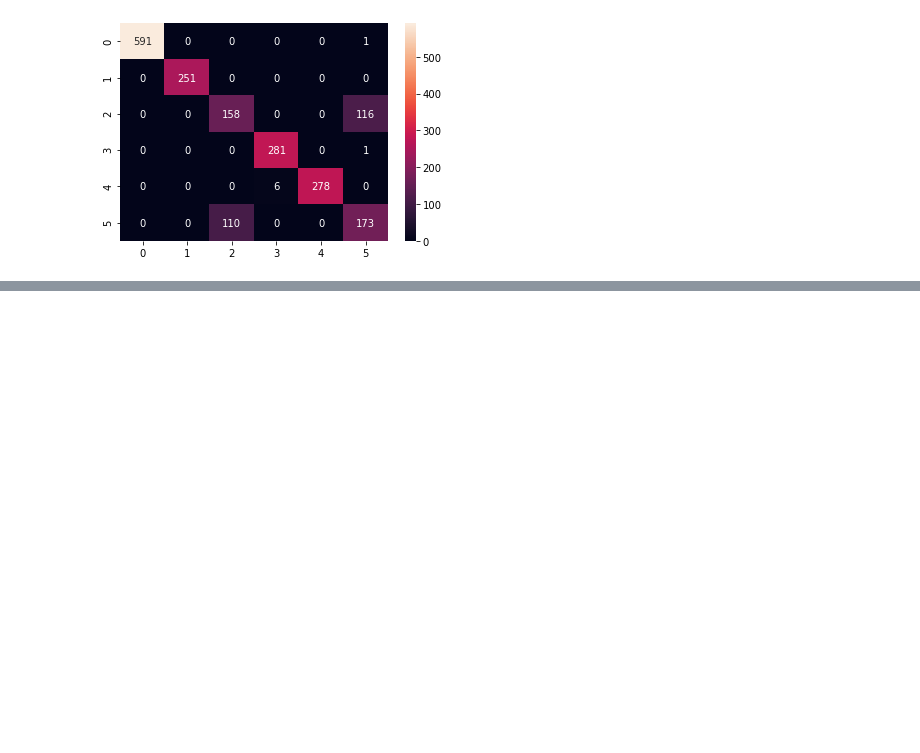
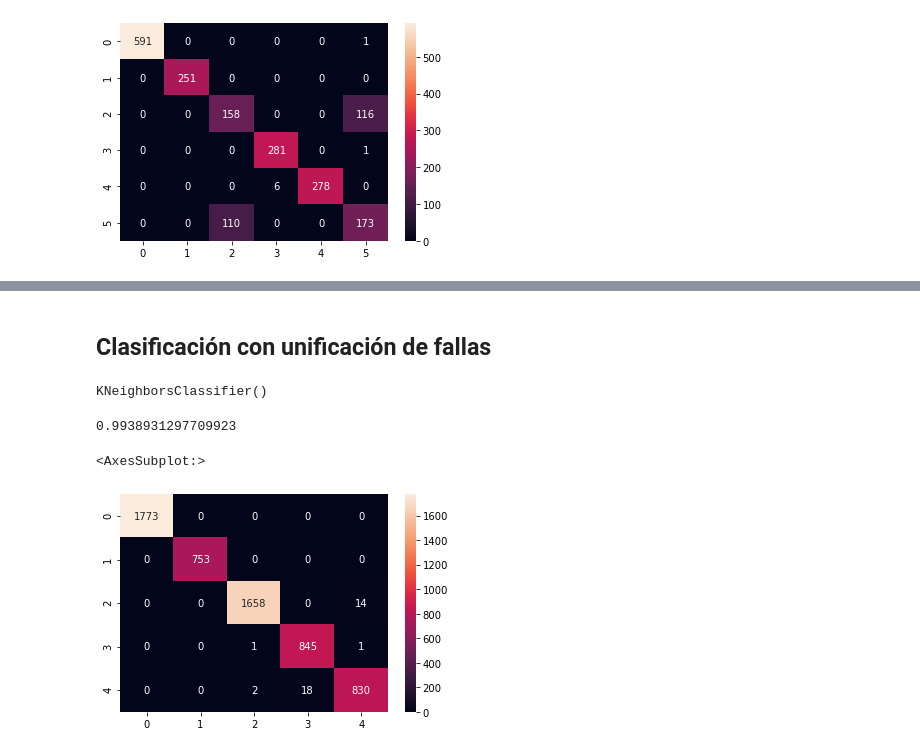
Before and after one commit to LeandroNardi96/Clasificacion_fallas_electricas_multiclass, a Jupyter notebook: Electrical_fault_multiclass.ipynb, the cells around one changed output, grey strips where cells are left out. Saved outputs shown, nothing was run; the diff lists cells and outputs as text; code cells hidden in the pictures; blank space fills up the shorter version.

Commit message:
Merge entre falla 2 y 5 en "Falla Total", aplicación de KNN en esta nueva clasificación de fallas

```diff
--- a/Electrical_fault_multiclass.ipynb
+++ b/Electrical_fault_multiclass.ipynb
@@ -368,0 +417,2 @@ sns.heatmap(confusion, annot=True,fmt='d')
+# %% [markdown]
+## Clasificación con unificación de fallas
@@ -368,0 +422,21 @@ sns.heatmap(confusion, annot=True,fmt='d')
+# %%
+X_train, X_test, y_train, y_test = train_test_split(X, y,stratify=y, random_state=0)
+# %%
+scaler = StandardScaler()
+X_train_scaler2 = scaler.fit_transform(X_train)
+X_test_scaler2 = scaler.transform(X_test)
+# %%
+knn = KNeighborsClassifier()
+knn.fit(X_train_scaler2, y_train)
+# %% [output]
+KNeighborsClassifier()
+# %%
+y_pred_train = knn.predict(X_train_scaler2)
+# %%
+print(accuracy_score(y_train, y_pred_train))
+cm = confusion_matrix(y_train, y_pred_train)
+sns.heatmap(cm, annot=True,fmt='d')
+# %% [output]
+0.9938931297709923
+<AxesSubplot:>
+[figure, added]
```
Also changed, not shown: parts of 17 cells of this notebook.
